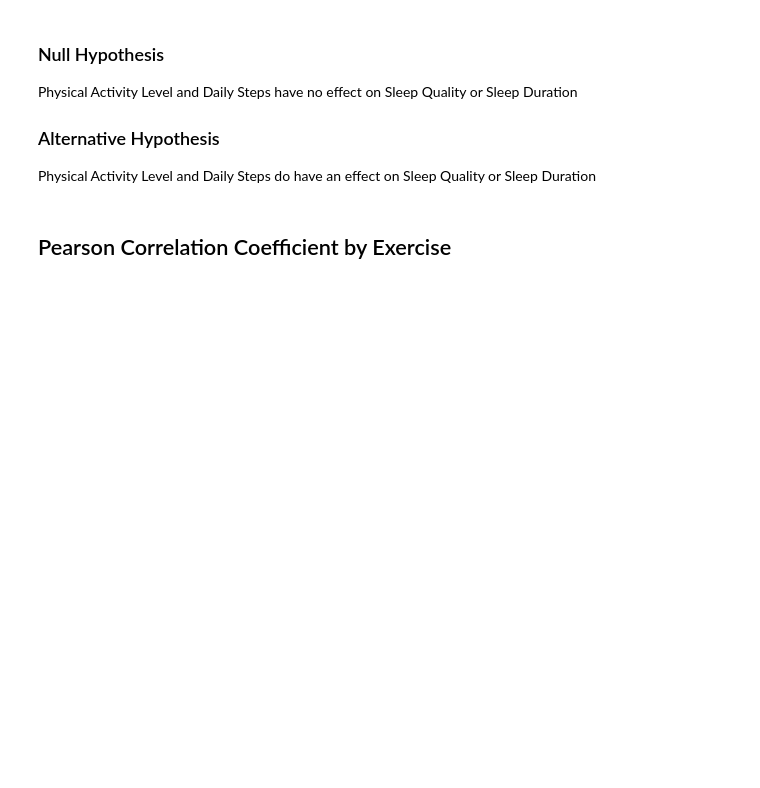
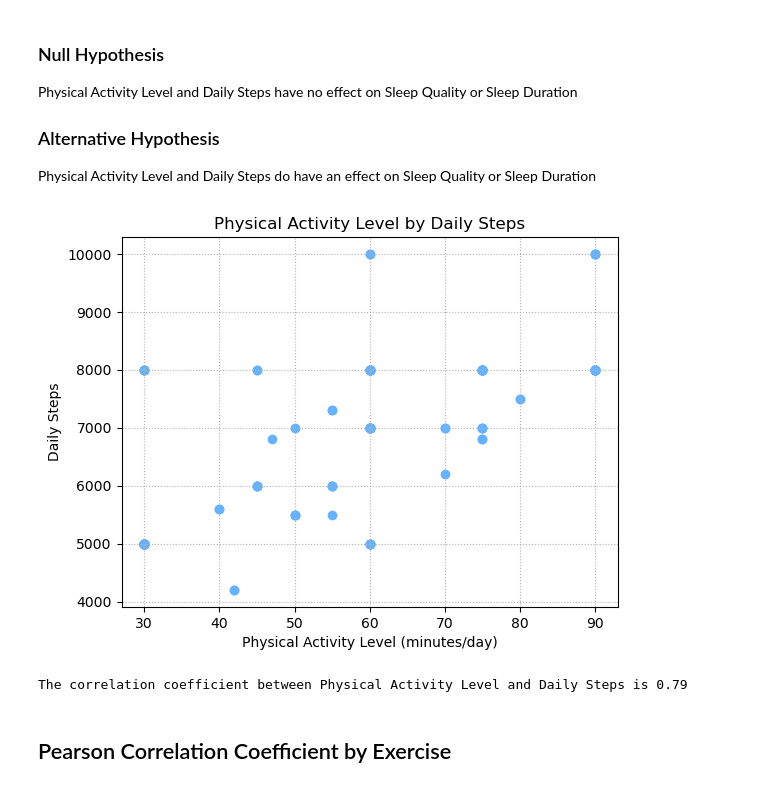
Before and after one commit to ThanhVo626/SleepHealth_EDA, a Jupyter notebook: occupation_and_exercise_EDA/sleep_health_EDA.ipynb, the cells around one changed output. Cells and saved outputs as stored; diff of their text form; code cells hidden in the pictures; blank space fills up the shorter version.

```diff
--- a/occupation_and_exercise_EDA/sleep_health_EDA.ipynb
+++ b/occupation_and_exercise_EDA/sleep_health_EDA.ipynb
@@ -364,6 +364,25 @@ Physical Activity Level and Daily Steps have no effect on Sleep Quality or Sleep
 
 ### Alternative Hypothesis
 Physical Activity Level and Daily Steps do have an effect on Sleep Quality or Sleep Duration
+# %%
+#physical activity level and daily steps correlation test
+
+#create scatter plot of Physical Activity Level by Daily Steps
+
+plt.scatter(df['Physical Activity Level'], df['Daily Steps'], color='#66B2FF')
+plt.xlabel('Physical Activity Level (minutes/day)')
+plt.ylabel('Daily Steps')
+plt.title('Physical Activity Level by Daily Steps')
+plt.grid(True, linestyle=':')
+
+plt.show()
+
+#Pearson Correlation Coefficient
+correlation = stats.pearsonr(df['Physical Activity Level'], df['Daily Steps'])
+print(f"The correlation coefficient between Physical Activity Level and Daily Steps is {round(correlation[0],2)}")
+# %% [output]
+[figure, added]
+The correlation coefficient between Physical Activity Level and Daily Steps is 0.79
 # %% [markdown]
 ## Pearson Correlation Coefficient by Exercise
 # %% [markdown]
```
Also changed, not shown: 8 other files.
